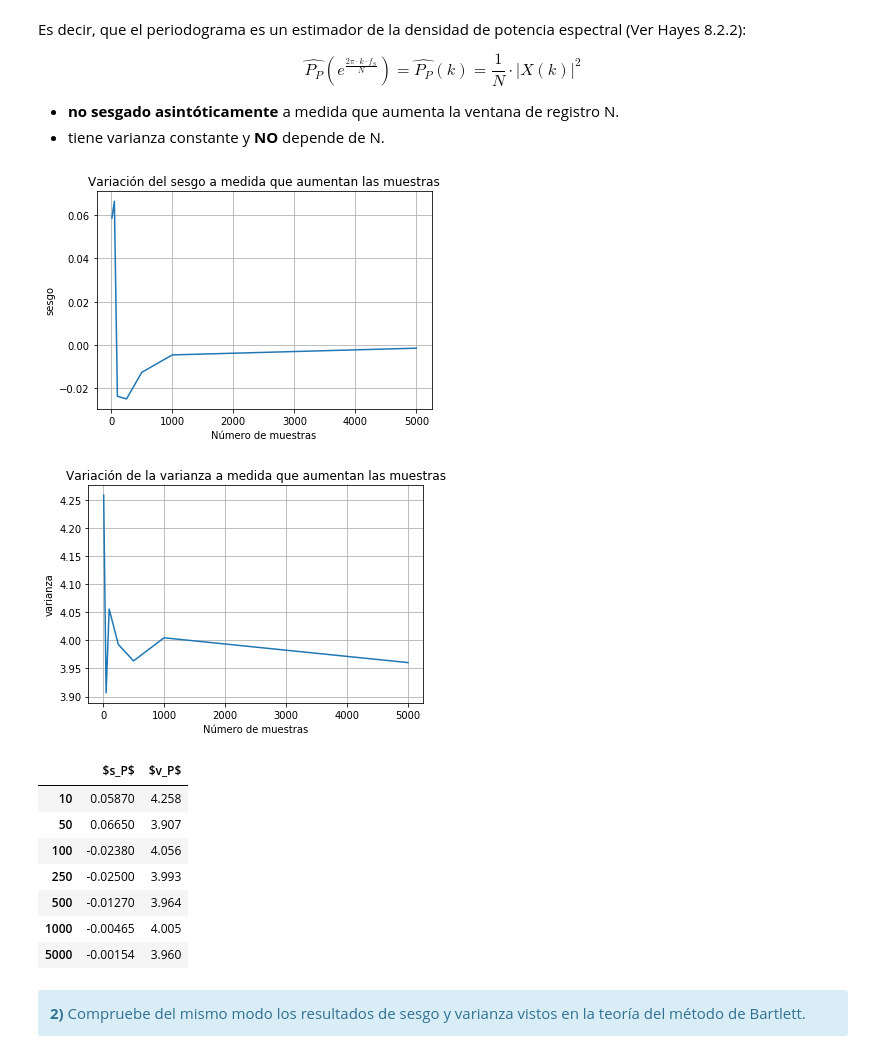
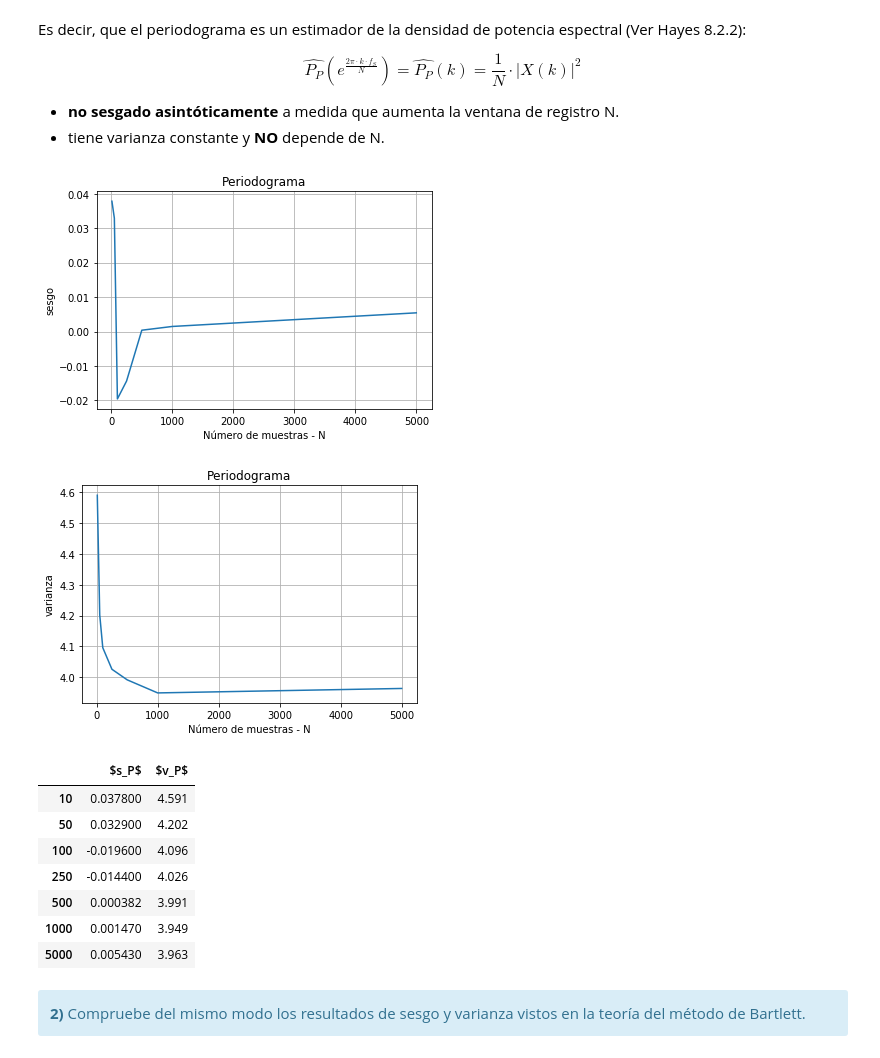
Before and after one commit to Sidorczuk/DSP, a Jupyter notebook: TP3-Estimacion-Espectral.ipynb, the cells around one changed output. Drawn from its saved outputs; the diff is of its cells as text; code cells hidden in the pictures.

```diff
--- a/TP3-Estimacion-Espectral.ipynb
+++ b/TP3-Estimacion-Espectral.ipynb
@@ -43,30 +43,26 @@ $$ \hat{P_P}(e^{\frac{2\pi·k·f_S}{N}}) = \hat{P_P}(k) = \frac{1}{N}· \lvert X
 # %%
 rep = 200
 N = np.array([10, 50, 100, 250, 500, 1000, 5000], dtype=int)
 mu = 0
 sigma2 = 2
 
 sesgo = np.zeros(len(N))
 varianza = np.zeros(len(N))
 
 for j in range(len(N)):
     noise = np.random.normal(mu, np.sqrt(sigma2), (rep,N[j])) #Realizaciones
 
     PSDx = (abs(np.fft.fft(noise,axis=1))**2)/N[j]
     PSDp = np.mean(PSDx,axis=0)
     PSDvar = np.var(PSDx,axis=0)
     varianza[j] = np.mean(PSDvar,axis=0)
-    var = 0
-    for i in range(N[j]):
-        var += PSDp[i]**2
-    var /= N[j]
-    sesgo[j] = sigma2-var**0.5
+    sesgo[j] = sigma2 - np.mean(PSDp)
 
-PrintArb(N,sesgo,'Número de muestras','sesgo','Variación del sesgo a medida que aumentan las muestras')
-PrintArb(N,varianza,'Número de muestras','varianza','Variación de la varianza a medida que aumentan las muestras')
+PrintArb(N,sesgo,'Número de muestras - N','sesgo','Periodograma')
+PrintArb(N,varianza,'Número de muestras - N','varianza','Periodograma')
 # %% [output]
-[figure, old version]
+[figure, new version]
-[figure, old version]
+[figure, new version]
 # %%
 tus_resultados = [
                    [round_sig(sesgo[0],3), round_sig(varianza[0],4)], # <-- acá debería haber numeritos :)
@@ -82,13 +78,13 @@ df = DataFrame(tus_resultados, columns=['$s_P$', '$v_P$'],
 HTML(df.to_html())
 # %% [output]
 |  | $s_P$ | $v_P$ |
-| 10 | 0.05870 | 4.258 |
-| 50 | 0.06650 | 3.907 |
-| 100 | -0.02380 | 4.056 |
-| 250 | -0.02500 | 3.993 |
-| 500 | -0.01270 | 3.964 |
-| 1000 | -0.00465 | 4.005 |
-| 5000 | -0.00154 | 3.960 |
+| 10 | 0.037800 | 4.591 |
+| 50 | 0.032900 | 4.202 |
+| 100 | -0.019600 | 4.096 |
+| 250 | -0.014400 | 4.026 |
+| 500 | 0.000382 | 3.991 |
+| 1000 | 0.001470 | 3.949 |
+| 5000 | 0.005430 | 3.963 |
 # %% [markdown]
 <div class="alert alert-block alert-info">
 <b>2)</b>     Compruebe del mismo modo los resultados de sesgo y varianza vistos en la teoría del método de Bartlett.
```
Also changed, not shown: parts of 18 cells of this notebook, 1 other file.
